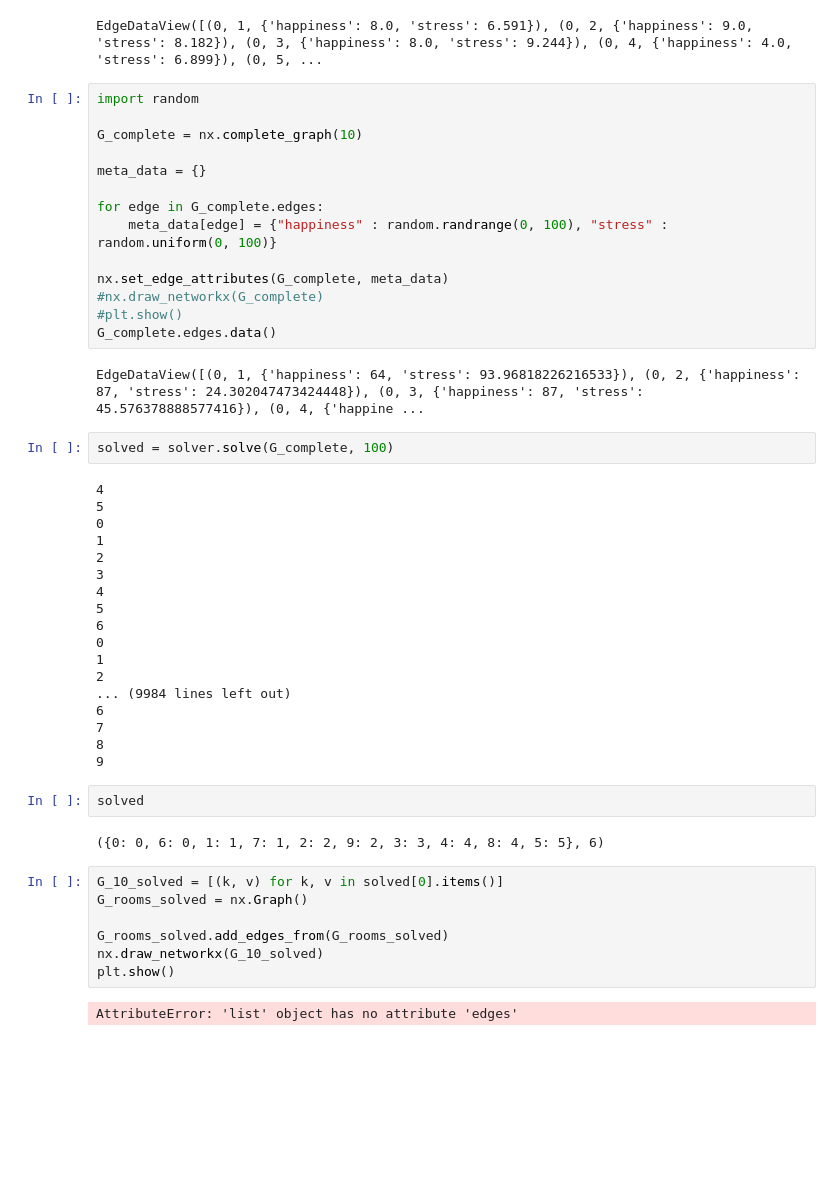
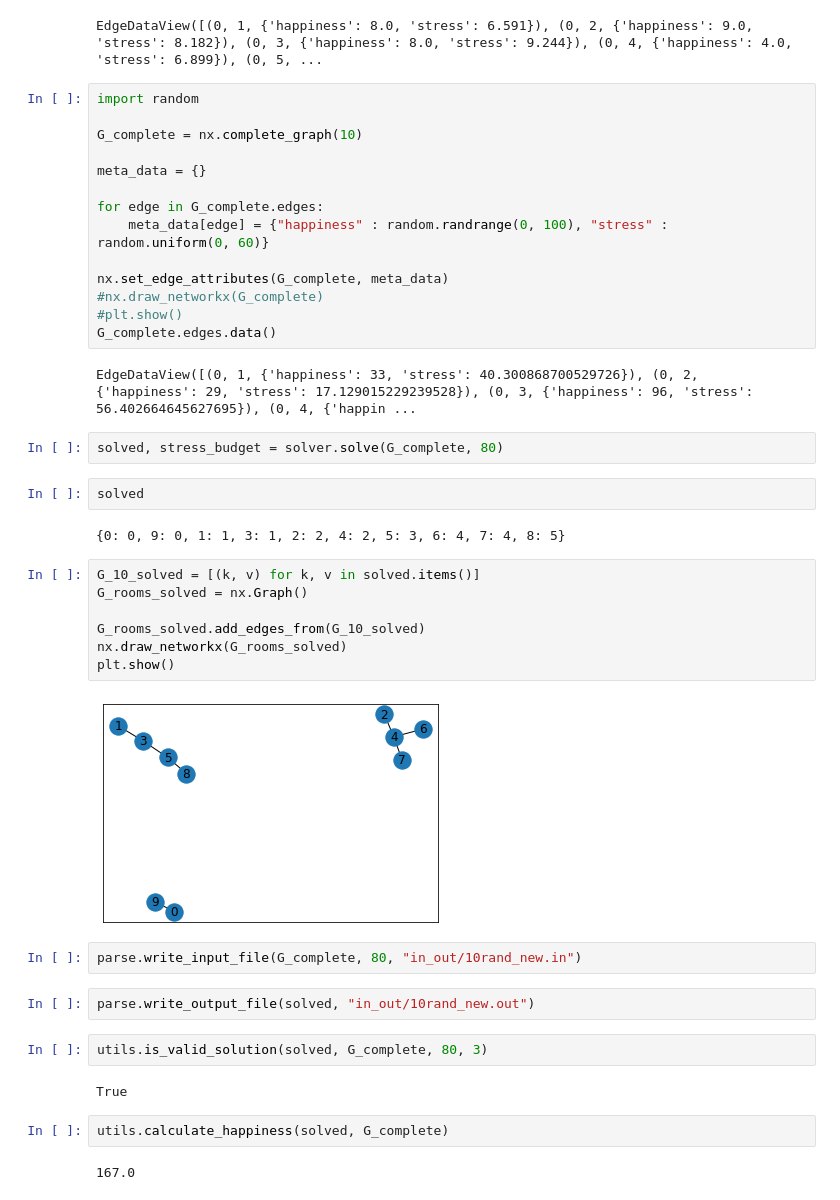
Before and after one commit to briancpark/cs170-project, a Jupyter notebook: CS 170 Project Notebook.ipynb, the cells around one changed output. Drawn from its saved outputs; the diff is of its cells as text; blank space fills up the shorter version.

```diff
--- a/CS 170 Project Notebook.ipynb
+++ b/CS 170 Project Notebook.ipynb
@@ -333,44 +336,38 @@ G_complete = nx.complete_graph(10)
 meta_data = {}
 
 for edge in G_complete.edges:
-    meta_data[edge] = {"happiness" : random.randrange(0, 100), "stress" : random.uniform(0, 100)}
+    meta_data[edge] = {"happiness" : random.randrange(0, 100), "stress" : random.uniform(0, 60)}
 
 nx.set_edge_attributes(G_complete, meta_data)
 #nx.draw_networkx(G_complete)
 #plt.show()
 G_complete.edges.data()
 # %% [output]
-EdgeDataView([(0, 1, {'happiness': 64, 'stress': 93.96818226216533}), (0, 2, {'happiness': 87, 'stress': 24.302047473424448}), (0, 3, {'happiness': 87, 'stress': 45.576378888577416}), (0, 4, {'happine ...
+EdgeDataView([(0, 1, {'happiness': 33, 'stress': 40.300868700529726}), (0, 2, {'happiness': 29, 'stress': 17.129015229239528}), (0, 3, {'happiness': 96, 'stress': 56.402664645627695}), (0, 4, {'happin ...
 # %%
-solved = solver.solve(G_complete, 100)
+solved, stress_budget = solver.solve(G_complete, 80)
-# %% [output]
-4
-5
-0
-1
-2
-3
-4
-5
-6
-0
-1
-2
-... (9984 lines left out)
-6
-7
-8
-9
 # %%
 solved
 # %% [output]
-({0: 0, 6: 0, 1: 1, 7: 1, 2: 2, 9: 2, 3: 3, 4: 4, 8: 4, 5: 5}, 6)
+{0: 0, 9: 0, 1: 1, 3: 1, 2: 2, 4: 2, 5: 3, 6: 4, 7: 4, 8: 5}
 # %%
-G_10_solved = [(k, v) for k, v in solved[0].items()]
+G_10_solved = [(k, v) for k, v in solved.items()]
 G_rooms_solved = nx.Graph()
 
-G_rooms_solved.add_edges_from(G_rooms_solved)
-nx.draw_networkx(G_10_solved)
+G_rooms_solved.add_edges_from(G_10_solved)
+nx.draw_networkx(G_rooms_solved)
 plt.show()
 # %% [output]
-AttributeError: 'list' object has no attribute 'edges'
+[figure, added]
+# %%
+parse.write_input_file(G_complete, 80, "in_out/10rand_new.in")
+# %%
+parse.write_output_file(solved, "in_out/10rand_new.out")
+# %%
+utils.is_valid_solution(solved, G_complete, 80, 3)
+# %% [output]
+True
+# %%
+utils.calculate_happiness(solved, G_complete)
+# %% [output]
+167.0
```
Also changed, not shown: parts of 24 cells of this notebook.
